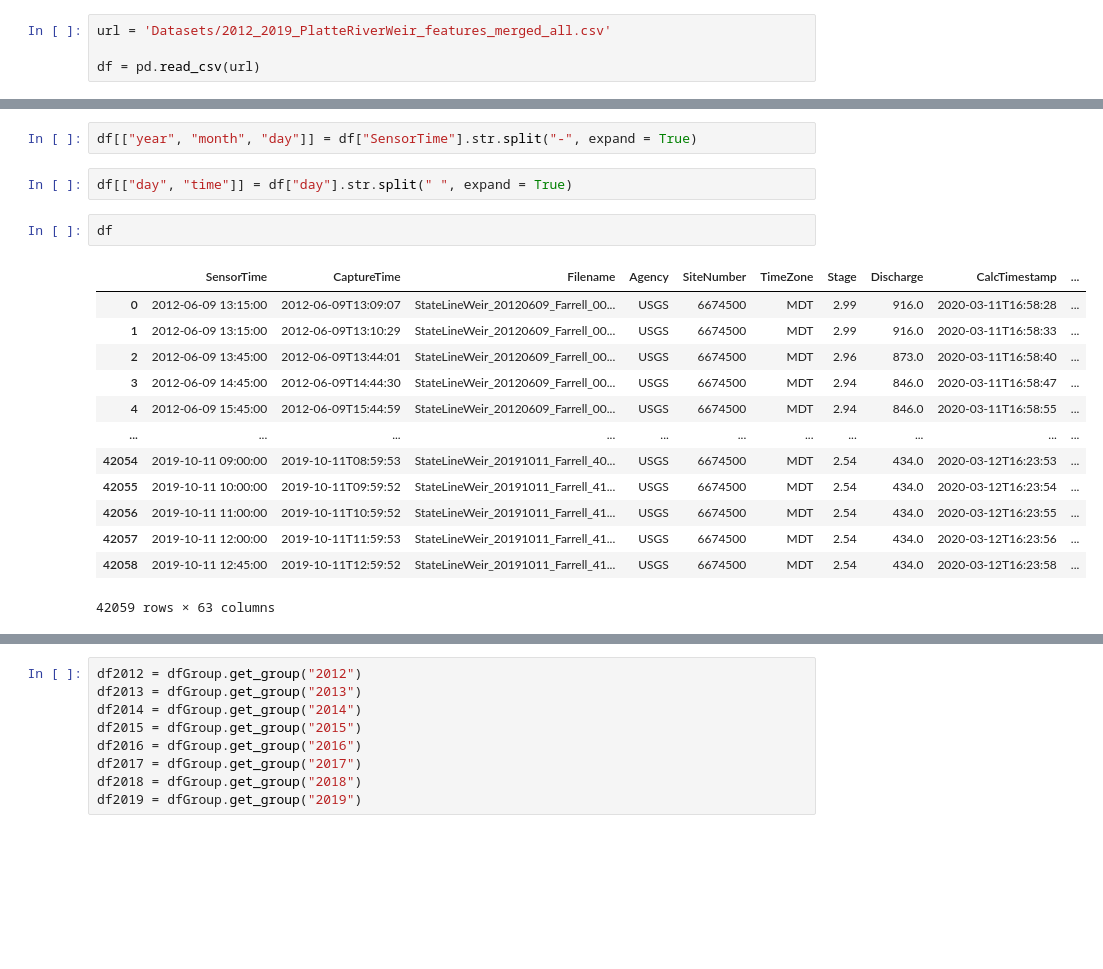
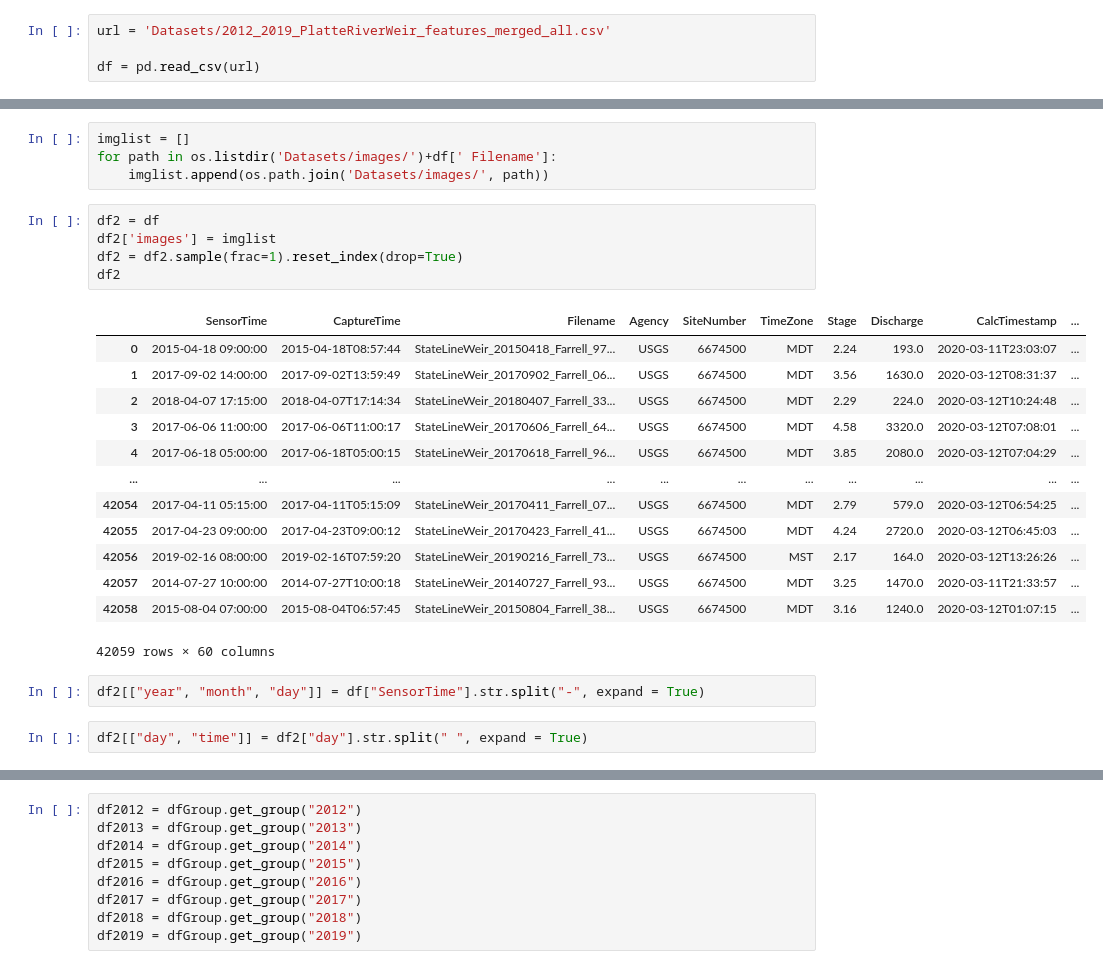
Before and after one commit to PanaDevOps/Stage-Discharge, a Jupyter notebook: cnn_model_v2.ipynb, the cells around one changed output, grey strips where cells are left out. Drawn from its saved outputs; the diff is of its cells as text; blank space fills up the shorter version.

```diff
--- a/cnn_model_v2.ipynb
+++ b/cnn_model_v2.ipynb
@@ -54,20 +41,27 @@ df
+# %%
+imglist = []
+for path in os.listdir('Datasets/images/')+df[' Filename']:
+    imglist.append(os.path.join('Datasets/images/', path))
+# %%
+df2 = df
+df2['images'] = imglist
+df2 = df2.sample(frac=1).reset_index(drop=True)
+df2
+# %% [output]
+|  | SensorTime | CaptureTime | Filename | Agency | SiteNumber | TimeZone | Stage | Discharge | CalcTimestamp | ... |
+| 0 | 2015-04-18 09:00:00 | 2015-04-18T08:57:44 | StateLineWeir_20150418_Farrell_97... | USGS | 6674500 | MDT | 2.24 | 193.0 | 2020-03-11T23:03:07 | ... |
+| 1 | 2017-09-02 14:00:00 | 2017-09-02T13:59:49 | StateLineWeir_20170902_Farrell_06... | USGS | 6674500 | MDT | 3.56 | 1630.0 | 2020-03-12T08:31:37 | ... |
+| 2 | 2018-04-07 17:15:00 | 2018-04-07T17:14:34 | StateLineWeir_20180407_Farrell_33... | USGS | 6674500 | MDT | 2.29 | 224.0 | 2020-03-12T10:24:48 | ... |
+| 3 | 2017-06-06 11:00:00 | 2017-06-06T11:00:17 | StateLineWeir_20170606_Farrell_64... | USGS | 6674500 | MDT | 4.58 | 3320.0 | 2020-03-12T07:08:01 | ... |
+| 4 | 2017-06-18 05:00:00 | 2017-06-18T05:00:15 | StateLineWeir_20170618_Farrell_96... | USGS | 6674500 | MDT | 3.85 | 2080.0 | 2020-03-12T07:04:29 | ... |
+| ... | ... | ... | ... | ... | ... | ... | ... | ... | ... | ... |
+| 42054 | 2017-04-11 05:15:00 | 2017-04-11T05:15:09 | StateLineWeir_20170411_Farrell_07... | USGS | 6674500 | MDT | 2.79 | 579.0 | 2020-03-12T06:54:25 | ... |
+| 42055 | 2017-04-23 09:00:00 | 2017-04-23T09:00:12 | StateLineWeir_20170423_Farrell_41... | USGS | 6674500 | MDT | 4.24 | 2720.0 | 2020-03-12T06:45:03 | ... |
+| 42056 | 2019-02-16 08:00:00 | 2019-02-16T07:59:20 | StateLineWeir_20190216_Farrell_73... | USGS | 6674500 | MST | 2.17 | 164.0 | 2020-03-12T13:26:26 | ... |
+| 42057 | 2014-07-27 10:00:00 | 2014-07-27T10:00:18 | StateLineWeir_20140727_Farrell_93... | USGS | 6674500 | MDT | 3.25 | 1470.0 | 2020-03-11T21:33:57 | ... |
+| 42058 | 2015-08-04 07:00:00 | 2015-08-04T06:57:45 | StateLineWeir_20150804_Farrell_38... | USGS | 6674500 | MDT | 3.16 | 1240.0 | 2020-03-12T01:07:15 | ... |
+42059 rows × 60 columns
 # %%
-df[["year", "month", "day"]] = df["SensorTime"].str.split("-", expand = True)
+df2[["year", "month", "day"]] = df["SensorTime"].str.split("-", expand = True)
 # %%
-df[["day", "time"]] = df["day"].str.split(" ", expand = True)
+df2[["day", "time"]] = df2["day"].str.split(" ", expand = True)
-# %%
-df
-# %% [output]
-|  | SensorTime | CaptureTime | Filename | Agency | SiteNumber | TimeZone | Stage | Discharge | CalcTimestamp | ... |
-| 0 | 2012-06-09 13:15:00 | 2012-06-09T13:09:07 | StateLineWeir_20120609_Farrell_00... | USGS | 6674500 | MDT | 2.99 | 916.0 | 2020-03-11T16:58:28 | ... |
-| 1 | 2012-06-09 13:15:00 | 2012-06-09T13:10:29 | StateLineWeir_20120609_Farrell_00... | USGS | 6674500 | MDT | 2.99 | 916.0 | 2020-03-11T16:58:33 | ... |
-| 2 | 2012-06-09 13:45:00 | 2012-06-09T13:44:01 | StateLineWeir_20120609_Farrell_00... | USGS | 6674500 | MDT | 2.96 | 873.0 | 2020-03-11T16:58:40 | ... |
-| 3 | 2012-06-09 14:45:00 | 2012-06-09T14:44:30 | StateLineWeir_20120609_Farrell_00... | USGS | 6674500 | MDT | 2.94 | 846.0 | 2020-03-11T16:58:47 | ... |
-| 4 | 2012-06-09 15:45:00 | 2012-06-09T15:44:59 | StateLineWeir_20120609_Farrell_00... | USGS | 6674500 | MDT | 2.94 | 846.0 | 2020-03-11T16:58:55 | ... |
-| ... | ... | ... | ... | ... | ... | ... | ... | ... | ... | ... |
-| 42054 | 2019-10-11 09:00:00 | 2019-10-11T08:59:53 | StateLineWeir_20191011_Farrell_40... | USGS | 6674500 | MDT | 2.54 | 434.0 | 2020-03-12T16:23:53 | ... |
-| 42055 | 2019-10-11 10:00:00 | 2019-10-11T09:59:52 | StateLineWeir_20191011_Farrell_41... | USGS | 6674500 | MDT | 2.54 | 434.0 | 2020-03-12T16:23:54 | ... |
-| 42056 | 2019-10-11 11:00:00 | 2019-10-11T10:59:52 | StateLineWeir_20191011_Farrell_41... | USGS | 6674500 | MDT | 2.54 | 434.0 | 2020-03-12T16:23:55 | ... |
-| 42057 | 2019-10-11 12:00:00 | 2019-10-11T11:59:53 | StateLineWeir_20191011_Farrell_41... | USGS | 6674500 | MDT | 2.54 | 434.0 | 2020-03-12T16:23:56 | ... |
-| 42058 | 2019-10-11 12:45:00 | 2019-10-11T12:59:52 | StateLineWeir_20191011_Farrell_41... | USGS | 6674500 | MDT | 2.54 | 434.0 | 2020-03-12T16:23:58 | ... |
-42059 rows × 63 columns
```
Also changed, not shown: parts of 17 cells of this notebook, 1 other file.
